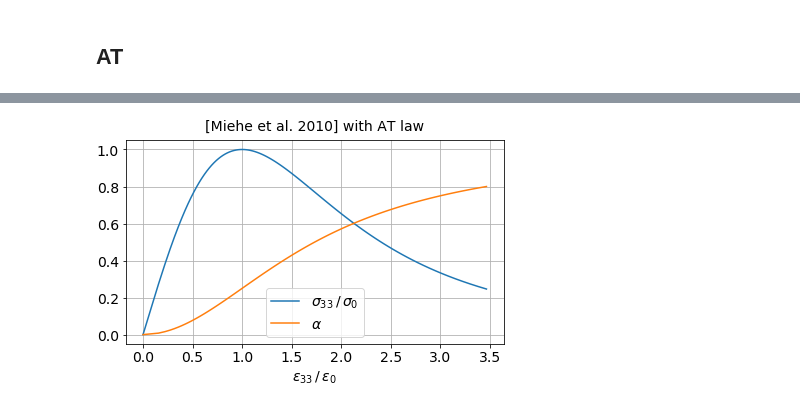
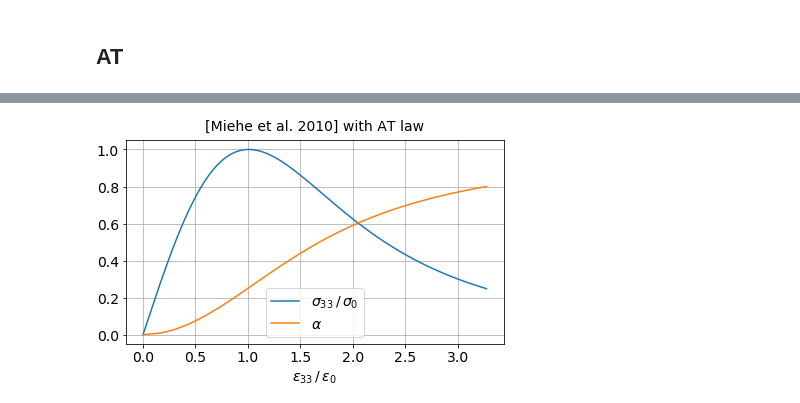
Before and after one commit to Radhi93/uniaxial-gradient-damage, a Jupyter notebook: Uniaxial Gradient Damage.ipynb, the cells around one changed output, grey strips where cells are left out. Cells and saved outputs as stored; diff of their text form; code cells hidden in the pictures.

Commit message:
update Miehe

```diff
--- a/Uniaxial Gradient Damage.ipynb
+++ b/Uniaxial Gradient Damage.ipynb
@@ -172,11 +172,23 @@ class UniaxialTractionGradientDamage():
         otherwise, sig0 = sig33(alpha)
         """
         if alpha is None:
-            res = solve(diff(self._sig33, self.alpha), self.alpha)
-            if len(res) != 1:
+            dsig33_dalpha = simplify(diff(self._sig33, self.alpha))
+            try:
+                res = solve(dsig33_dalpha, self.alpha)
+                if len(res) < 1:
+                    raise Exception("Solution not found for dsig33/dalpha = 0")
+                else:
+                    for alpha0 in res:
+                        try:
+                            if alpha0 <= 1:
+                                self._alpha0 = alpha0
+                                break
+                        except:
+                            pass
+                    else:
+                        raise Exception("Unable to find alpha0 <= 1 for dsig33/dalpha = 0")
+            except Exception:
                 raise Exception("Unable to solve dsig33/dalpha = 0")
-            else:
-                self._alpha0 = res[0]
         else:
             self._alpha0 = alpha
         self._eps0 = simplify(self._eps33.subs(self.alpha, self._alpha0))
@@ -559,24 +571,6 @@ class Miehe(UniaxialTractionGradientDamage):
             return Matrix([[self.eps11, 0, 0],
                            [0, self.eps11, 0],
                            [0, 0, 0]])
-
-    def set_eps0_sig0(self, alpha=None, nu=0):
-        """
-        This model is a little tricky as with arbitrary nu, sympy cannot
-        solve dsig33/dalpha = 0 for AT model
-
-        So we have to provide the value of nu
-        """
-        if alpha is None:
-            res = solve(diff(self._sig33.subs(self.nu, nu), self.alpha), self.alpha)
-            if len(res) != 1:
-                raise Exception("Unable to solve dsig33/dalpha = 0")
-            else:
-                self._alpha0 = res[0]
-        else:
-            self._alpha0 = alpha
-        self._eps0 = simplify(self._eps33.subs(self.alpha, self._alpha0))
-        self._sig0 = simplify(self._sig33.subs(self.alpha, self._alpha0))
 # %% [markdown]
 ## PAMM
 # %%
@@ -691,4 +694,5 @@ mieheT._sig0.subs(mieheT.nu, 0)
 # %%
-mieheT.plot(alpha_array=np.linspace(0, 0.8, 100), nu=0, title="[Miehe et al. 2010] with AT law")
+mieheT.set_eps0_sig0(0.25)
+mieheT.plot(alpha_array=np.linspace(0, 0.8, 100), nu=0.2, title="[Miehe et al. 2010] with AT law")
 # %% [output]
-[figure, old version]
+[figure, new version]
```
Also changed, not shown: parts of 4 cells of this notebook.
